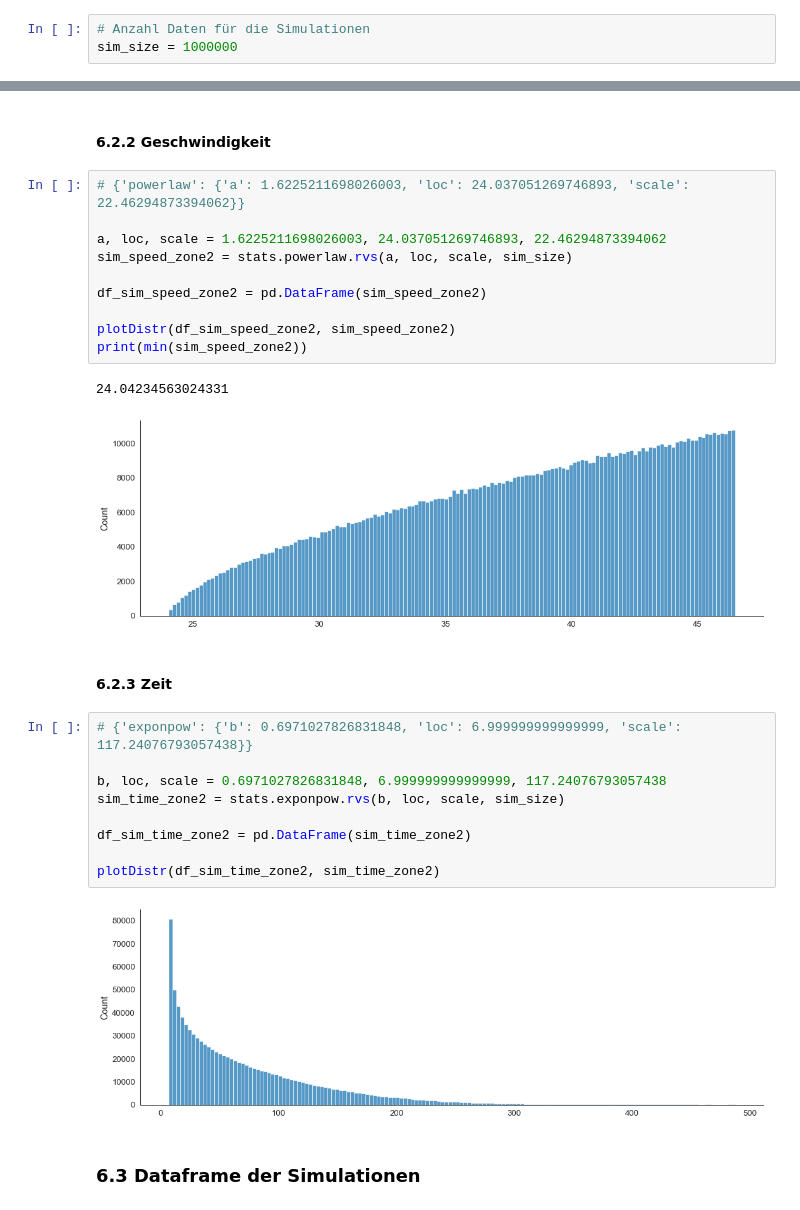
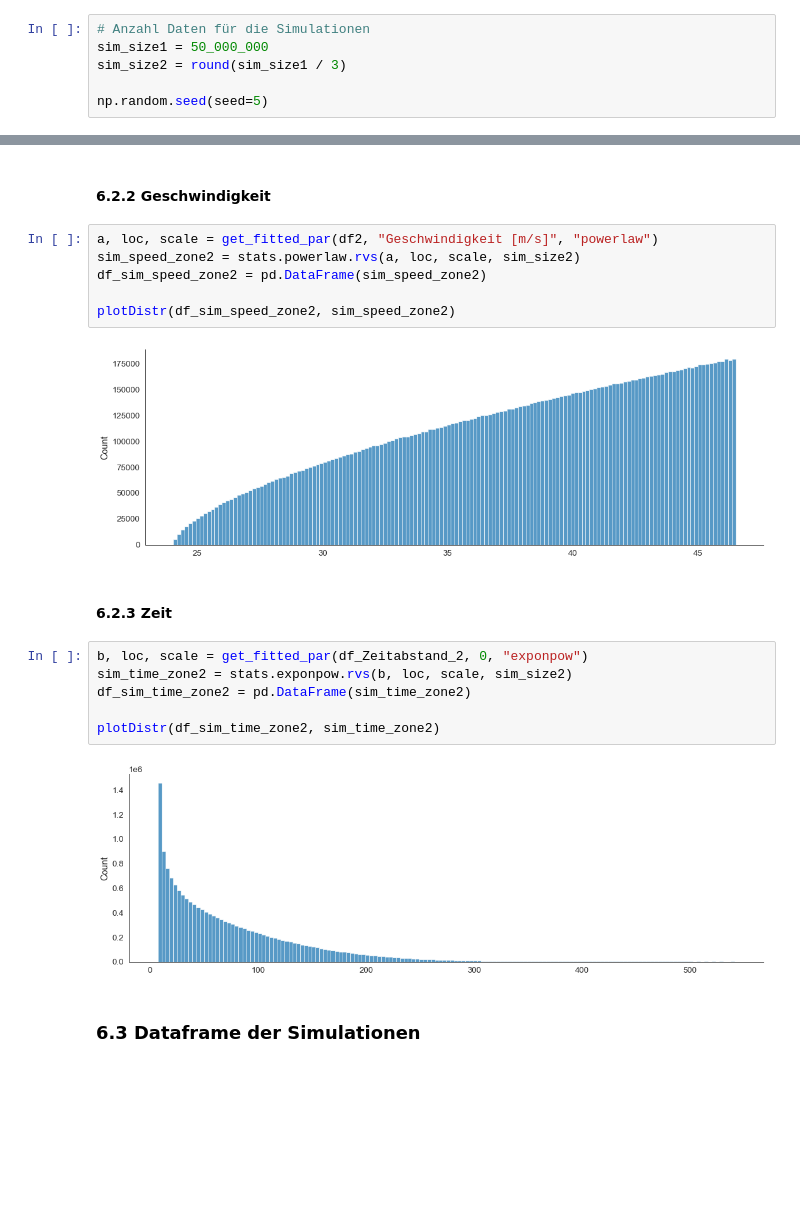
Before and after one commit to 7ben18/FHNW_Steinschlagrisiko, a Jupyter notebook: FHNW_Steinschlagrisiko.ipynb, the cells around one changed output, grey strips where cells are left out. Cells and saved outputs as stored; diff of their text form; blank space fills up the shorter version.

```diff
--- a/FHNW_Steinschlagrisiko.ipynb
+++ b/FHNW_Steinschlagrisiko.ipynb
@@ -584,7 +481,10 @@ cdf_function(df_Zeitabstand_2, 0, "Zeitabstand [h]", "exponpow")
 ## 6. Simulation von Masse, Geschwindigkeit und Zeit
 # %%
 # Anzahl Daten für die Simulationen
-sim_size = 1000000
+sim_size1 = 50_000_000
+sim_size2 = round(sim_size1 / 3)
+
+np.random.seed(seed=5)
 # %%
 def plotDistr(dataframe, x_val):
     sns.set_style('white')
@@ -650,31 +537,23 @@ plotDistr(df_sim_mass_zone2, sim_mass_zone2)
 # %% [markdown]
 #### 6.2.2 Geschwindigkeit
 # %%
-# {'powerlaw': {'a': 1.6225211698026003, 'loc': 24.037051269746893, 'scale': 22.46294873394062}}
-
-a, loc, scale = 1.6225211698026003, 24.037051269746893, 22.46294873394062
-sim_speed_zone2 = stats.powerlaw.rvs(a, loc, scale, sim_size)
-
+a, loc, scale = get_fitted_par(df2, "Geschwindigkeit [m/s]", "powerlaw")
+sim_speed_zone2 = stats.powerlaw.rvs(a, loc, scale, sim_size2)
 df_sim_speed_zone2 = pd.DataFrame(sim_speed_zone2)
 
 plotDistr(df_sim_speed_zone2, sim_speed_zone2)
-print(min(sim_speed_zone2))
 # %% [output]
-24.04234563024331
-[figure, old version]
+[figure, new version]
 # %% [markdown]
 #### 6.2.3 Zeit
 # %%
-# {'exponpow': {'b': 0.6971027826831848, 'loc': 6.999999999999999, 'scale': 117.24076793057438}}
-
-b, loc, scale = 0.6971027826831848, 6.999999999999999, 117.24076793057438
-sim_time_zone2 = stats.exponpow.rvs(b, loc, scale, sim_size)
-
+b, loc, scale = get_fitted_par(df_Zeitabstand_2, 0, "exponpow")
+sim_time_zone2 = stats.exponpow.rvs(b, loc, scale, sim_size2)
 df_sim_time_zone2 = pd.DataFrame(sim_time_zone2)
 
 plotDistr(df_sim_time_zone2, sim_time_zone2)
 # %% [output]
-[figure, old version]
+[figure, new version]
 # %% [markdown]
 ### 6.3 Dataframe der Simulationen
 # %% [markdown]
```
Also changed, not shown: parts of 43 cells of this notebook.
